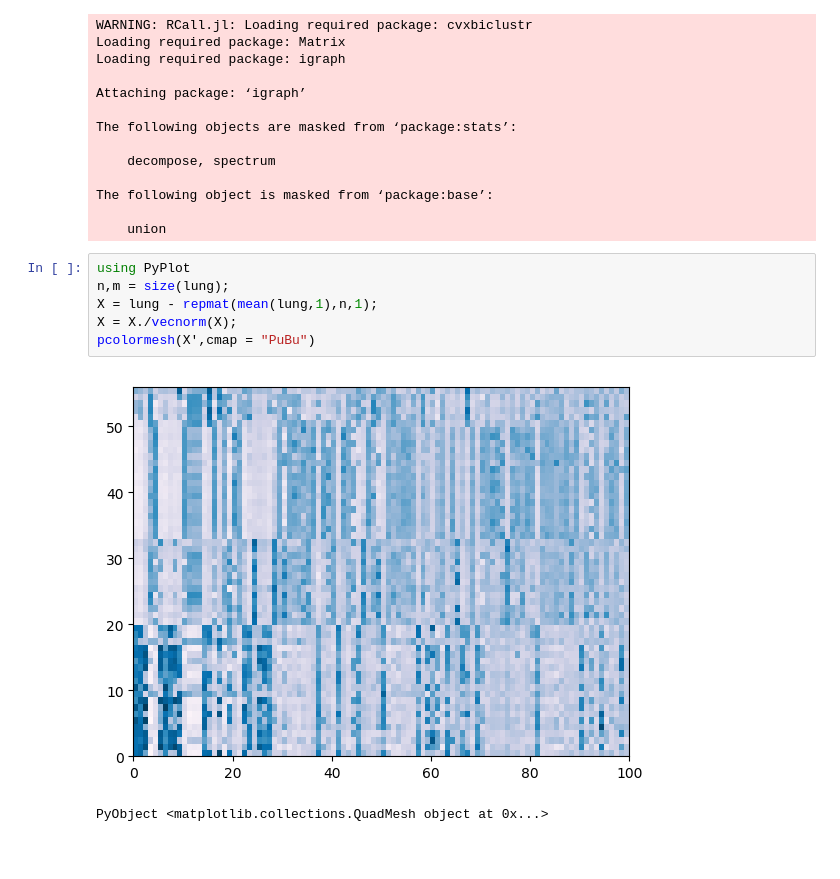
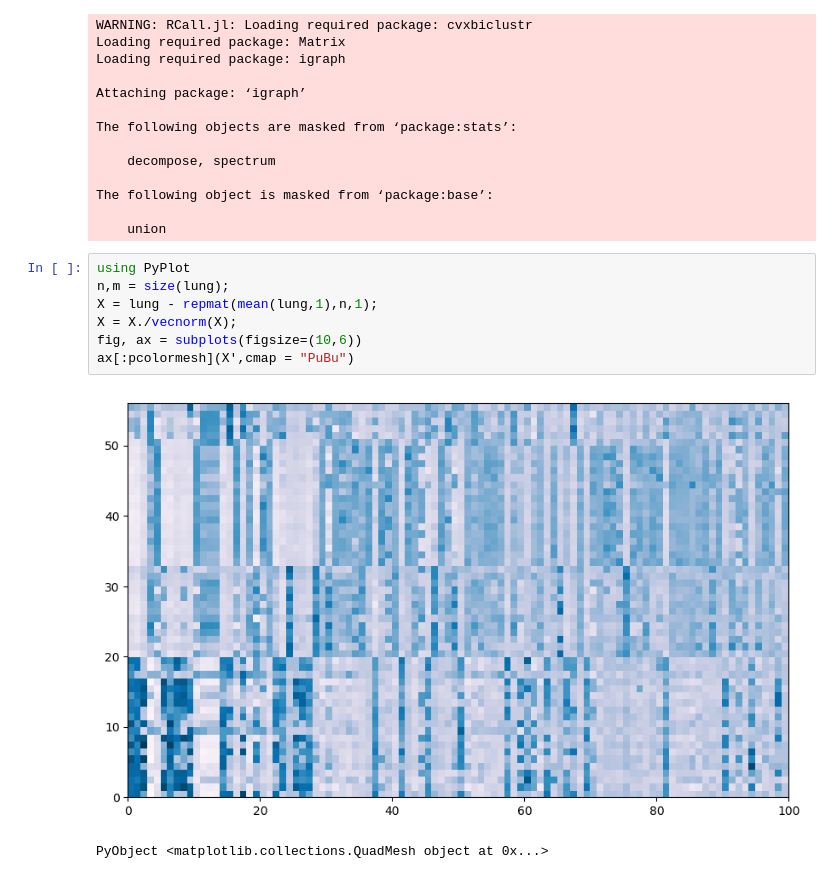
Before and after one commit to youngseok-kim/BGSM-paper, a Jupyter notebook: Untitled.ipynb, the cells around one changed output. Drawn from its saved outputs; the diff is of its cells as text; blank space fills up the shorter version.

```diff
--- a/Untitled.ipynb
+++ b/Untitled.ipynb
@@ -24,9 +24,10 @@ The following object is masked from ‘package:base’:
 # %%
 using PyPlot
 n,m = size(lung);
 X = lung - repmat(mean(lung,1),n,1);
 X = X./vecnorm(X);
-pcolormesh(X',cmap = "PuBu")
+fig, ax = subplots(figsize=(10,6))
+ax[:pcolormesh](X',cmap = "PuBu")
 # %% [output]
-[figure, old version]
+[figure, new version]
 PyObject <matplotlib.collections.QuadMesh object at 0x...>
```
Also changed, not shown: parts of 23 cells of this notebook, 13 other files.
